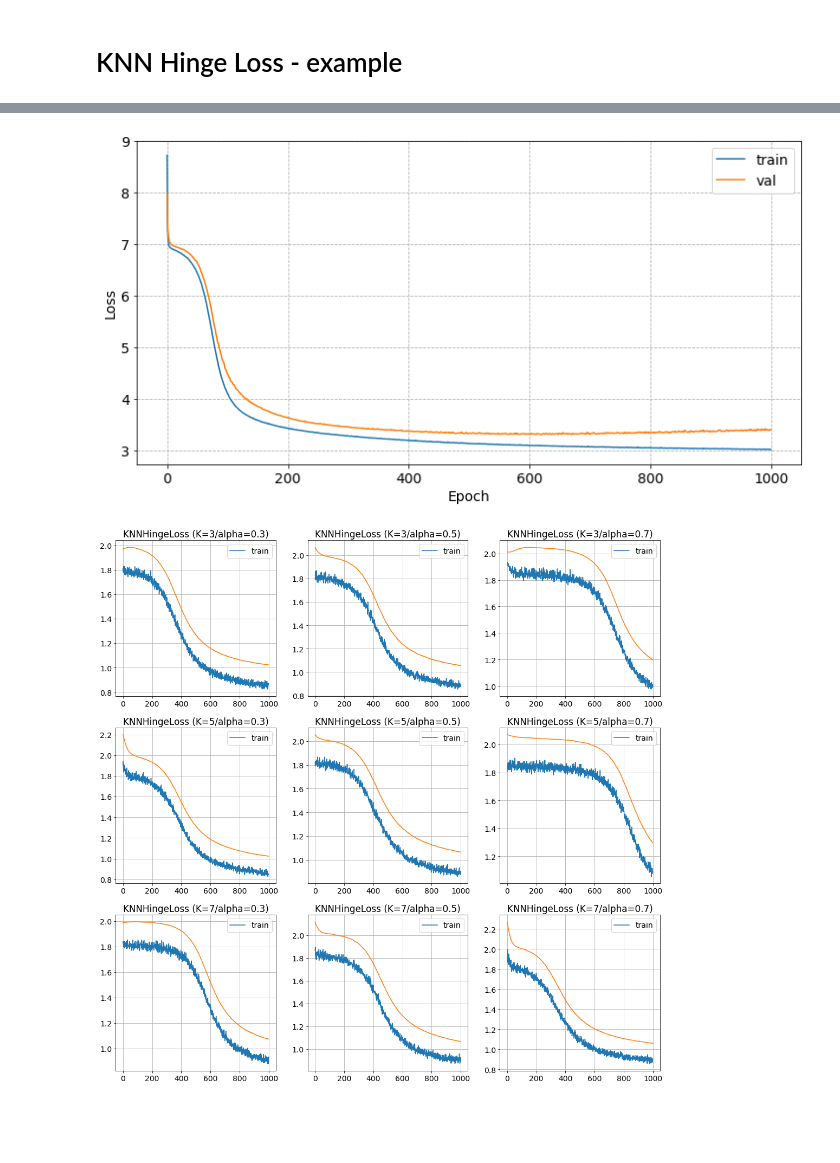
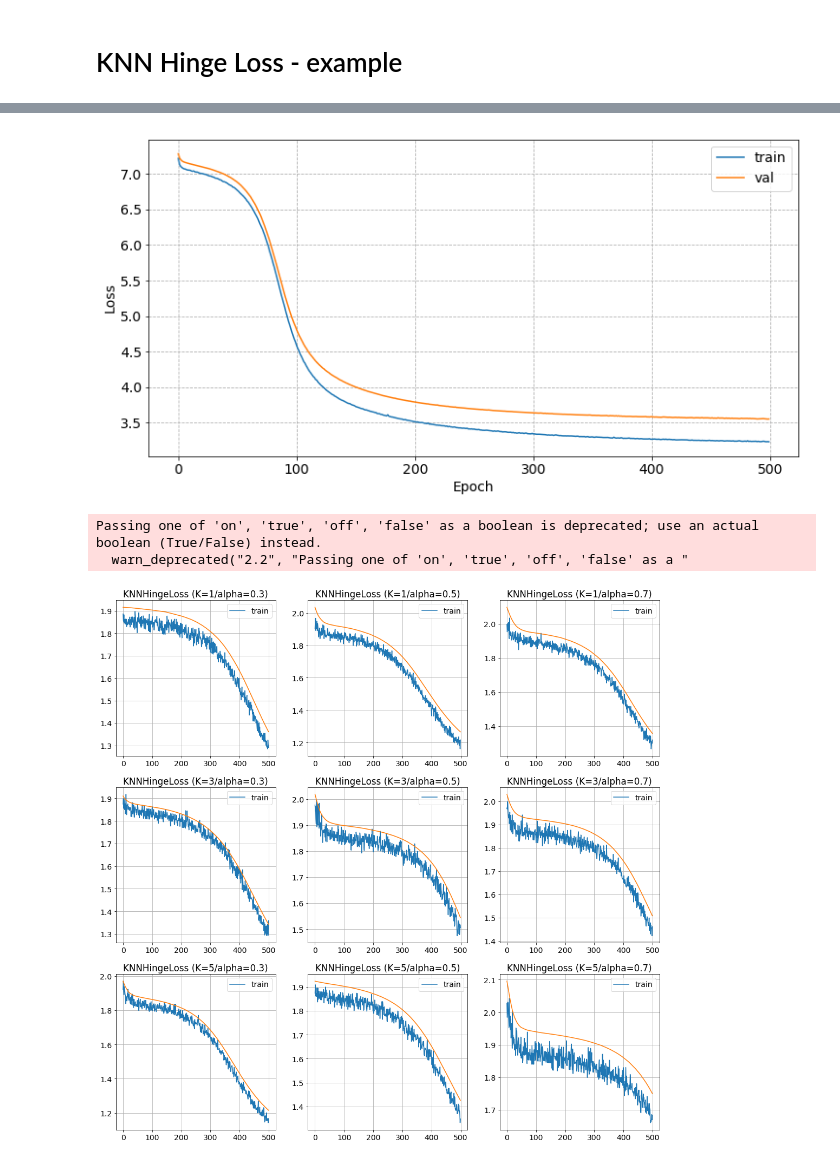
Before and after one commit to aczyzewski/CollectiveLossFunctions, a Jupyter notebook: notebooks/nb_004_knn_hinge_loss.ipynb, the cells around one changed output, grey strips where cells are left out. Saved outputs shown, nothing was run; the diff lists cells and outputs as text; code cells hidden in the pictures; blank space fills up the shorter version.

```diff
--- a/notebooks/nb_004_knn_hinge_loss.ipynb
+++ b/notebooks/nb_004_knn_hinge_loss.ipynb
@@ -38,19 +36,43 @@ y[np.where(y == 0)] = -1
 # Split data into train/test sets
 train_x, test_x, train_y, test_y = train_test_split(x, y, test_size=0.2)
 train_x, val_x, train_y, val_y = train_test_split(train_x, train_y, test_size=0.2)
+# %%
+x = torch.from_numpy(np.ascontiguousarray(x, dtype=np.float32))
+y = torch.tensor(y.tolist(), dtype=torch.float32).reshape(-1, 1)
+
+y[np.where(y == 0)] = -1
+
+train_x = torch.from_numpy(np.ascontiguousarray(train_x, dtype=np.float32))
+train_y = torch.tensor(train_y.tolist(), dtype=torch.float32).reshape(-1,1)
+
+train_y[np.where(train_y == 0)] = -1
+
+test_x = torch.from_numpy(np.ascontiguousarray(test_x, dtype=np.float32))
+test_y = torch.tensor(test_y.tolist(), dtype=torch.float32).reshape(-1,1)
+
+test_y[np.where(test_y == 0)] = -1
+
+val_x = torch.from_numpy(np.ascontiguousarray(val_x, dtype=np.float32))
+val_y = torch.tensor(val_y.tolist(), dtype=torch.float32).reshape(-1,1)
+
+val_y[np.where(val_y == 0)] = -1
 # %%
 train_dataloader = DataLoader(TensorDataset(train_x, train_y), batch_size=32, shuffle=True)
-val_dataloader = DataLoader(TensorDataset(test_x, test_y), batch_size=32)
+val_dataloader = DataLoader(TensorDataset(val_x, val_y), batch_size=32)
 test_dataloader = DataLoader(TensorDataset(test_x, test_y), batch_size=1)
 # %%
 # Grid search
 losses = [('HingeLoss', HingeLoss(), False)]
-for k in [3, 5, 7]:
+
+for k in [1, 3, 5]:
     for alpha in [0.3, 0.5, 0.7]:
         losses.append((f'KNNHingeLoss (K={k}/alpha={alpha})', KNNHingeLoss(x, y, k=k, alpha=alpha), True))
 # %%
+from tqdm import tqdm_notebook as tqdm
+
 # Training loop
 output_data = []
+
 for lossname, lossfunc, knn_loss in losses:
 
     model = CustomNeuralNetwork(layers=[30, 16, 4, 1], hidden_activations="sigmoid", output_activations="sigmoid")
@@ -58,7 +80,15 @@ for lossname, lossfunc, knn_loss in losses:
     criterion = lossfunc
 
     model, train_loss, test_loss = run_training_loop(
-        optimizer, criterion, model, train_dataloader, val_dataloader, epochs=1000, use_wandb=False, knn_loss=knn_loss, tqdm_description=lossname
+        optimizer,
+        criterion,
+        model,
+        train_dataloader,
+        val_dataloader,
+        epochs=500,
+        use_wandb=False,
+        knn_loss=knn_loss,
+        tqdm_description=lossname
     )
 
     output_data.append((model, train_loss, test_loss))
@@ -67,19 +97,21 @@ for lossname, lossfunc, knn_loss in losses:
 model, tloss, vloss = output_data[0]
 plot_values({'train': tloss, 'val': vloss})
 # %% [output]
-[figure, old version]
+[figure, new version]
 # %%
 # KNN Hinge Loss
 plt.figure(figsize=(18, 18))
 for idx, (model, tloss, vloss) in enumerate(output_data[1:]):
     plt.subplot(3, 3, idx + 1)
-    plt.grid('--')
+    plt.grid('on')
     plt.plot(tloss, label='train')
     plt.plot(vloss)
     plt.legend()
     plt.title(losses[idx + 1][0])
 # %% [output]
+Passing one of 'on', 'true', 'off', 'false' as a boolean is deprecated; use an actual boolean (True/False) instead.
+  warn_deprecated("2.2", "Passing one of 'on', 'true', 'off', 'false' as a "
-[figure, old version]
+[figure, new version]
 # %%
 plot_all_data = {}
 for idx, (model, tloss, vloss) in enumerate(output_data[1:]):
```
Also changed, not shown: parts of 4 cells of this notebook, 1 other file.
